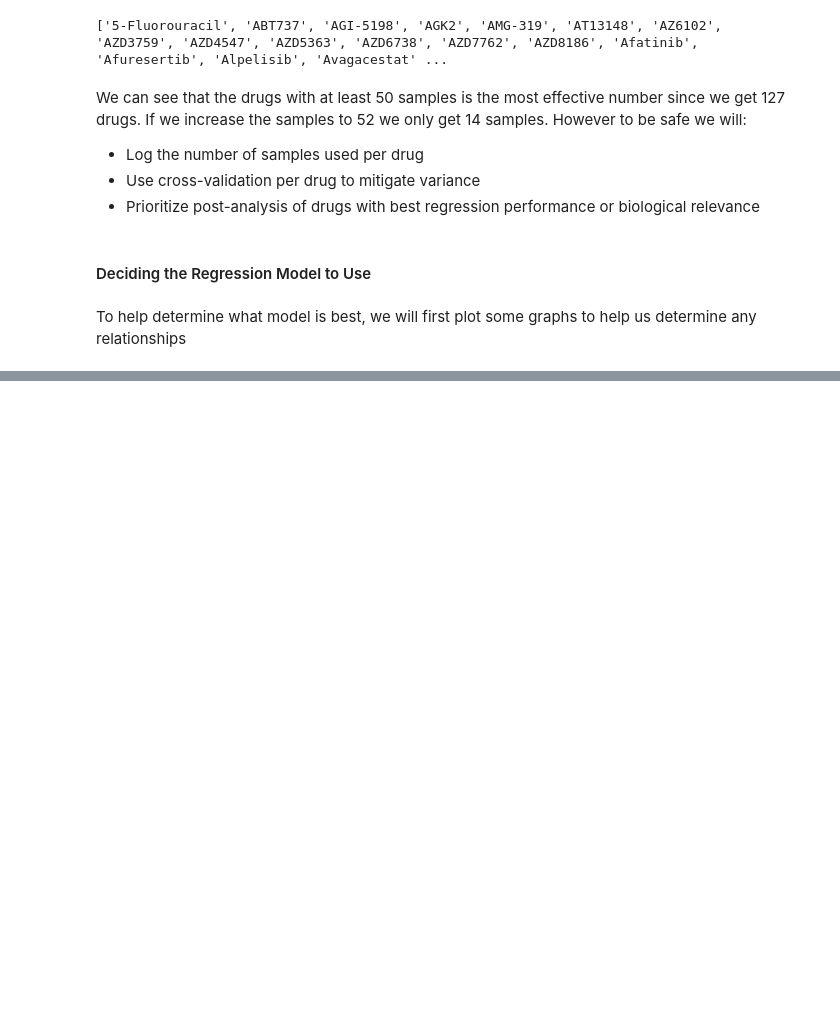
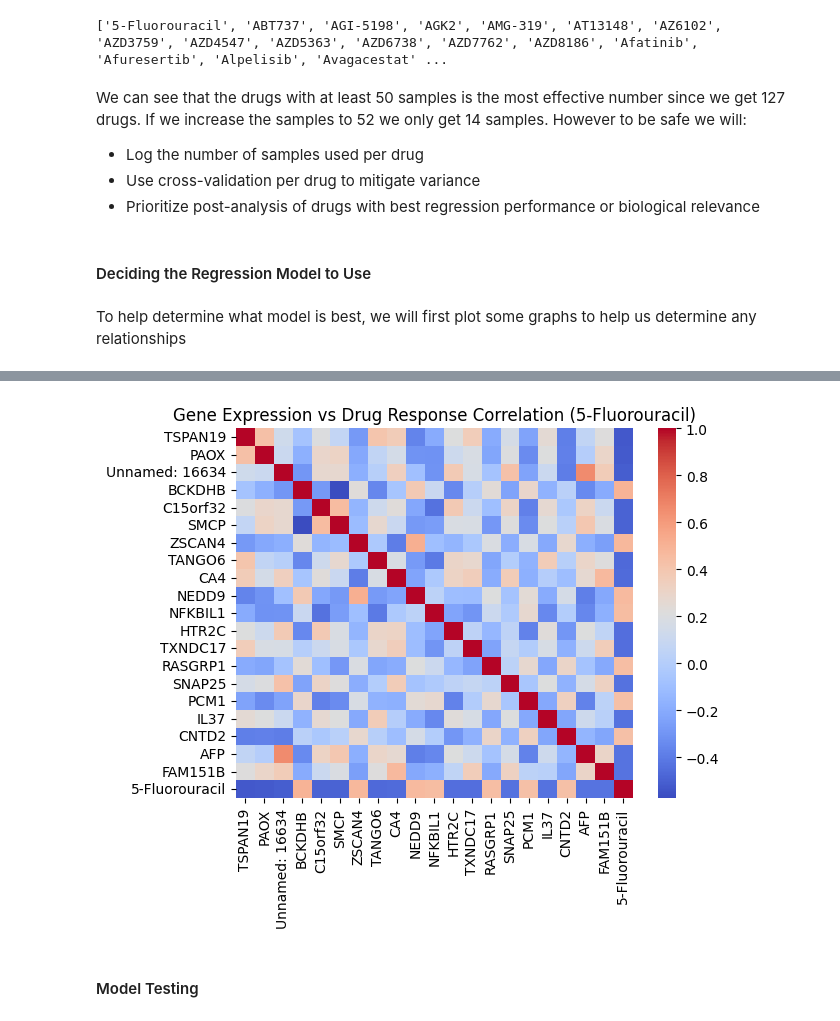
Before and after one commit to arnavisharsh/breast-cancer-response-to-drugs, a Jupyter notebook: notebooks/02_regression_model.ipynb, the cells around one changed output, grey strips where cells are left out. Drawn from its saved outputs; the diff is of its cells as text; code cells hidden in the pictures; blank space fills up the shorter version.

```diff
--- a/notebooks/02_regression_model.ipynb
+++ b/notebooks/02_regression_model.ipynb
@@ -70,0 +82,12 @@ KeyError: '[44, 45, 46, 47, 48, 49, 50, 51] not in index'
+# %%
+
+correlations = X.corrwith(y).dropna()
+top_genes = correlations.abs().sort_values(ascending=False).head(20).index
+
+sns.heatmap(X[top_genes].join(y).corr(), cmap="coolwarm", annot=False)
+plt.title(f"Gene Expression vs Drug Response Correlation ({drug})")
+plt.show()
+# %% [output]
+[figure, added]
+# %% [markdown]
+#### Model Testing
```
Also changed, not shown: parts of 1 cell of this notebook.
